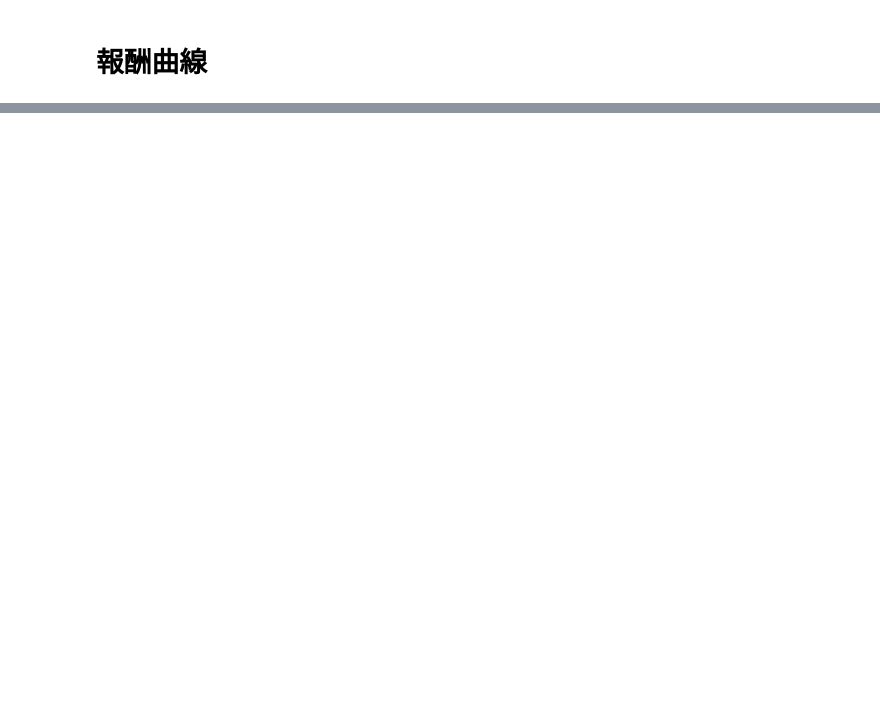
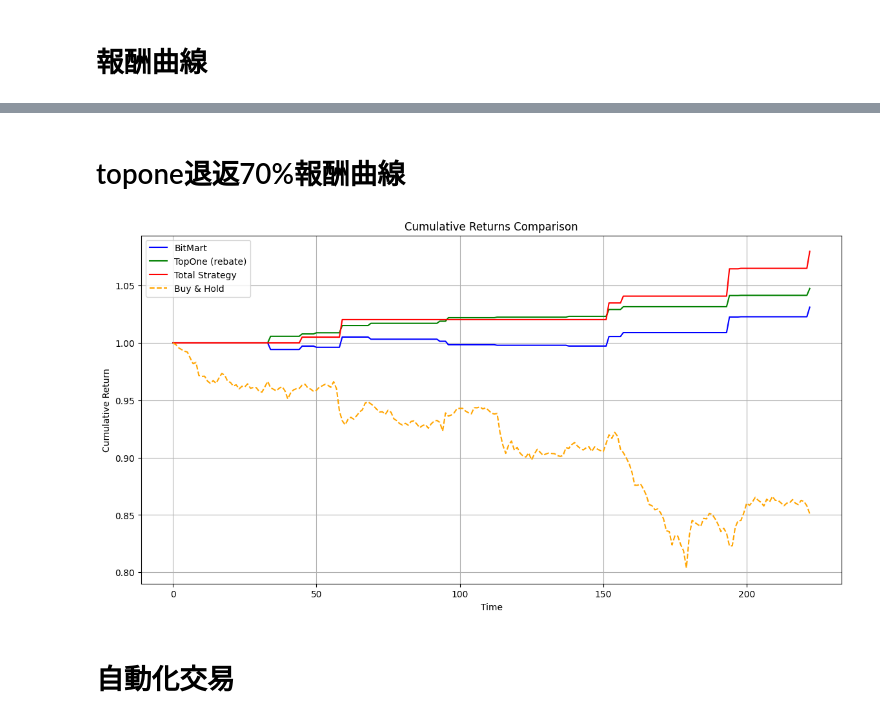
Before and after one commit to skywalker0803r/Hedgebot, a Jupyter notebook: notebook.ipynb, the cells around one changed output, grey strips where cells are left out. Saved outputs shown, nothing was run; the diff lists cells and outputs as text; code cells hidden in the pictures; blank space fills up the shorter version.

```diff
--- a/notebook.ipynb
+++ b/notebook.ipynb
@@ -295,0 +378,43 @@ plt.show()
+# %% [markdown]
+# topone退返70%報酬曲線
+# %%
+import pandas as pd
+import numpy as np
+import matplotlib.pyplot as plt
+
+# 假設 kline 已有 'close' 和 'signal'
+positions = kline['signal'].shift(1).fillna(0)
+
+# BitMart 單純按照信號報酬
+bitmart_returns = positions * kline['close'].pct_change().fillna(0)
+cumulative_bitmart = (1 + pd.Series(bitmart_returns)).cumprod()
+
+# TopOne 對沖單（反向）
+topone_returns = -bitmart_returns.copy()
+# TopOne 返還機制：虧損單返還 70%
+topone_returns = np.where(topone_returns < 0, topone_returns * -0.7, topone_returns)
+cumulative_topone = (1 + pd.Series(topone_returns)).cumprod()
+
+# 總報酬
+strategy_returns = bitmart_returns + topone_returns
+cumulative_strategy = (1 + pd.Series(strategy_returns)).cumprod()
+
+# Buy & Hold
+cumulative_bh = (1 + kline['close'].pct_change().fillna(0)).cumprod()
+
+# 畫圖
+plt.figure(figsize=(14,7))
+plt.plot(cumulative_bitmart, label='BitMart', color='blue')
+plt.plot(cumulative_topone, label='TopOne (rebate)', color='green')
+plt.plot(cumulative_strategy, label='Total Strategy', color='red')
+plt.plot(cumulative_bh, label='Buy & Hold', color='orange', linestyle='--')
+plt.title('Cumulative Returns Comparison')
+plt.xlabel('Time')
+plt.ylabel('Cumulative Return')
+plt.legend()
+plt.grid(True)
+plt.show()
+# %% [output]
+[figure, added]
+# %% [markdown]
+# 自動化交易
```
Also changed, not shown: parts of 5 cells of this notebook.
